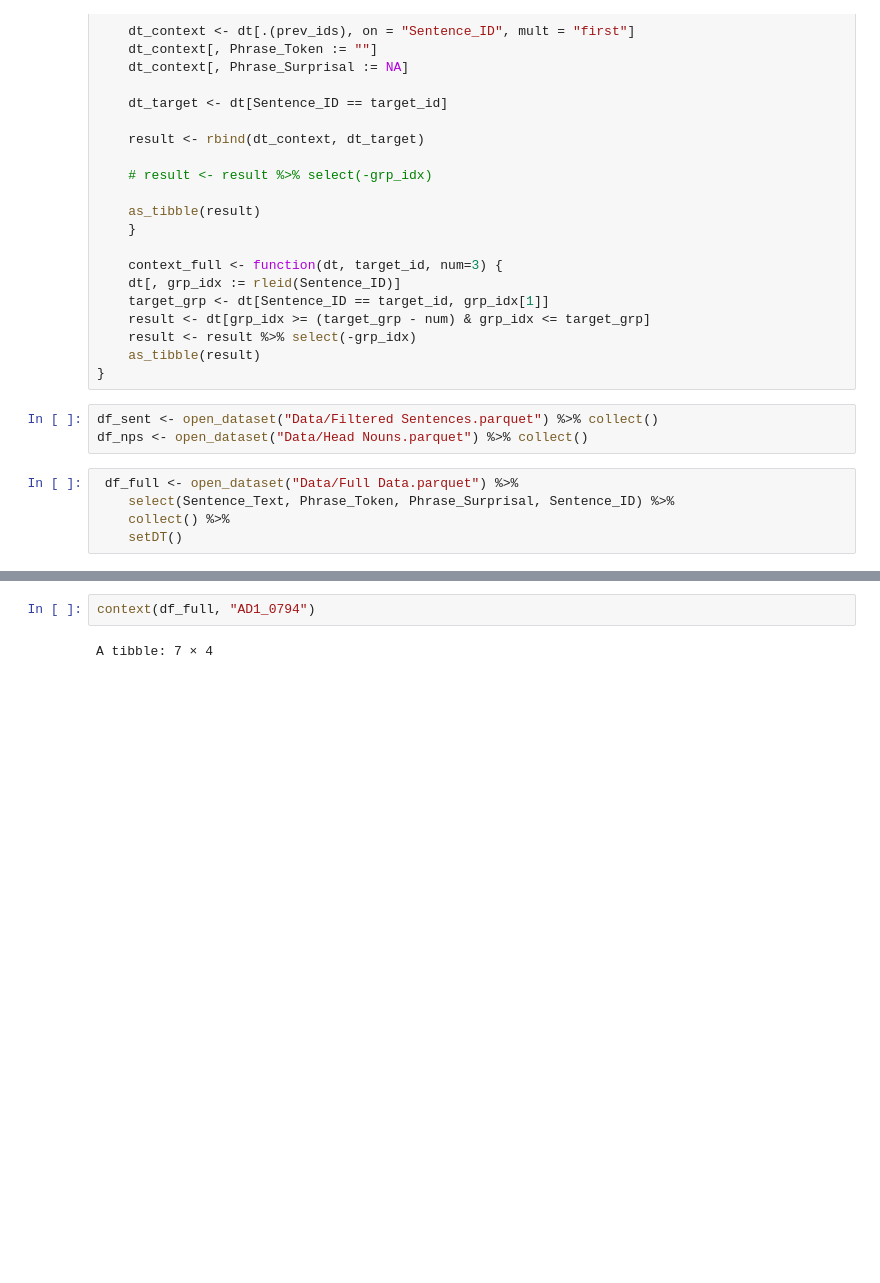
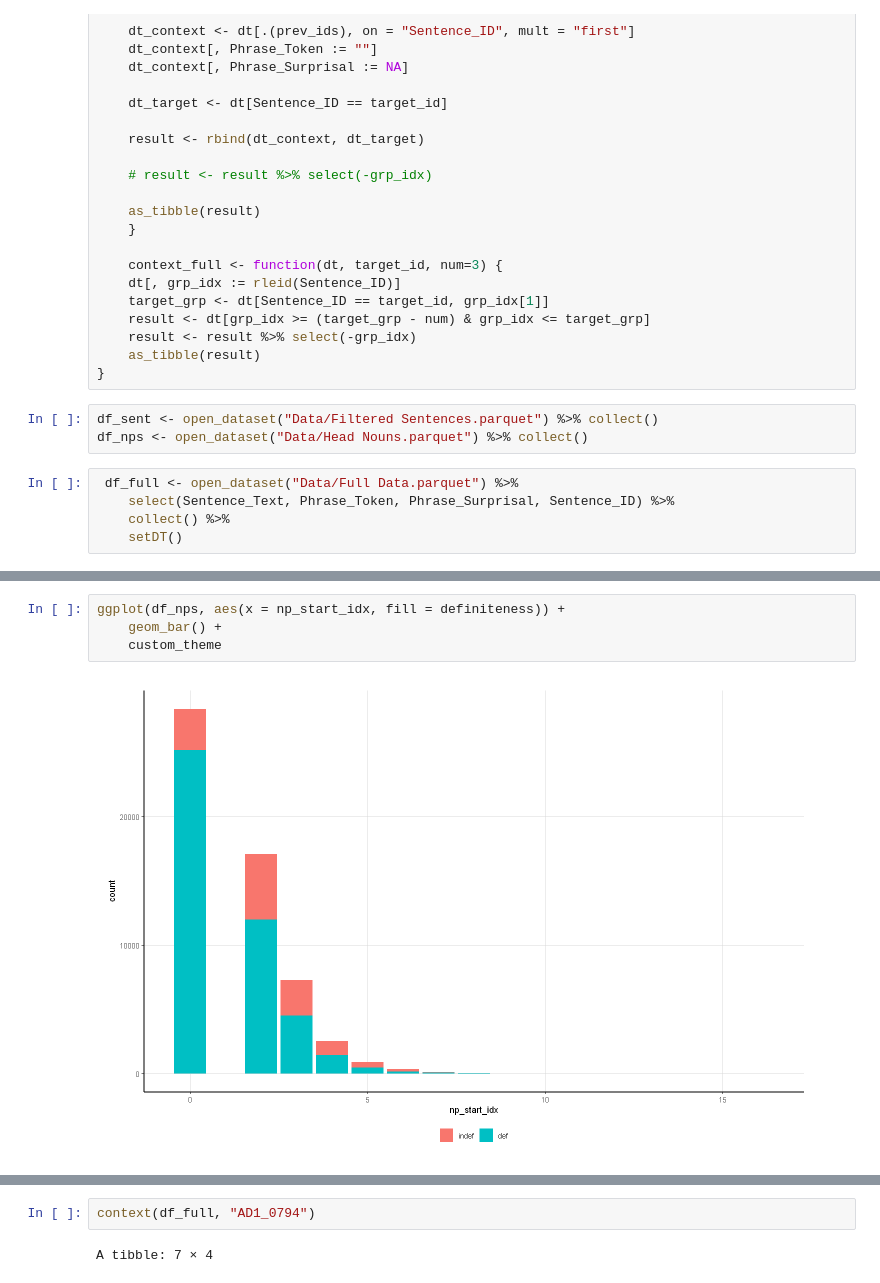
Before and after one commit to vmariani3321/QP2-Analysis, a Jupyter notebook: playground.ipynb, the cells around one changed output, grey strips where cells are left out. Cells and saved outputs as stored; diff of their text form; blank space fills up the shorter version.

```diff
--- a/playground.ipynb
+++ b/playground.ipynb
@@ -74,0 +110,6 @@ df_nps <- open_dataset("Data/Head Nouns.parquet") %>% collect()
+# %%
+ggplot(df_nps, aes(x = np_start_idx, fill = definiteness)) +
+    geom_bar() +
+    custom_theme
+# %% [output]
+[figure, added]
```
Also changed, not shown: parts of 2 cells of this notebook, 5 other files.
